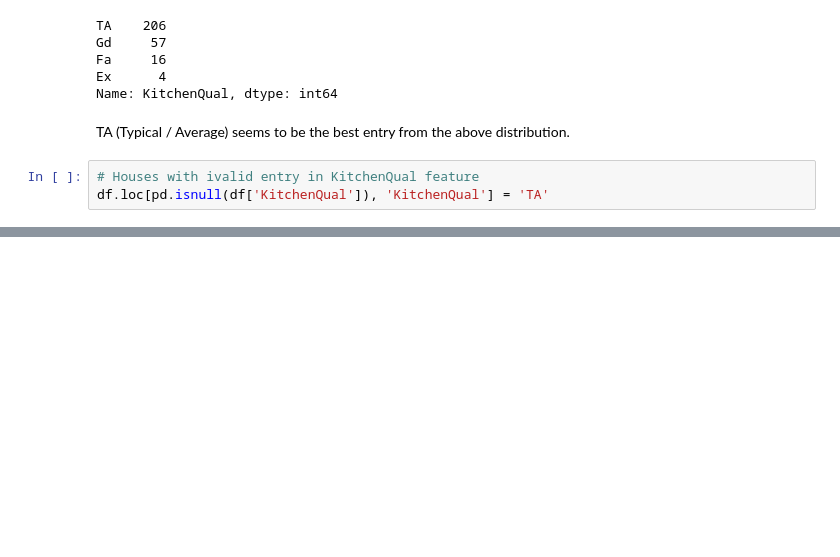
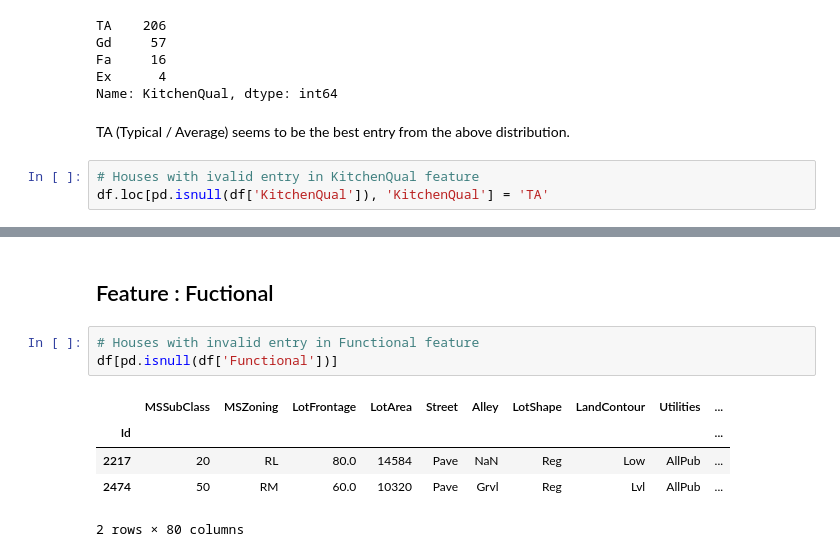
Before and after one commit to AnirudhAchal/Housing-Prices, a Jupyter notebook: Notebooks/Housing Prices .ipynb, the cells around one changed output, grey strips where cells are left out. Drawn from its saved outputs; the diff is of its cells as text; blank space fills up the shorter version.

Commit message:
Functional feature complete

```diff
--- a/Notebooks/Housing Prices .ipynb
+++ b/Notebooks/Housing Prices .ipynb
@@ -1776,0 +1805,11 @@ df.loc[pd.isnull(df['KitchenQual']), 'KitchenQual'] = 'TA'
+# %% [markdown]
+## Feature : Fuctional
+# %%
+# Houses with invalid entry in Functional feature
+df[pd.isnull(df['Functional'])]
+# %% [output]
+|  | MSSubClass | MSZoning | LotFrontage | LotArea | Street | Alley | LotShape | LandContour | Utilities | ... |
+| Id |  |  |  |  |  |  |  |  |  | ... |
+| 2217 | 20 | RL | 80.0 | 14584 | Pave | NaN | Reg | Low | AllPub | ... |
+| 2474 | 50 | RM | 60.0 | 10320 | Pave | Grvl | Reg | Lvl | AllPub | ... |
+2 rows × 80 columns
```
Also changed, not shown: parts of 7 cells of this notebook.
